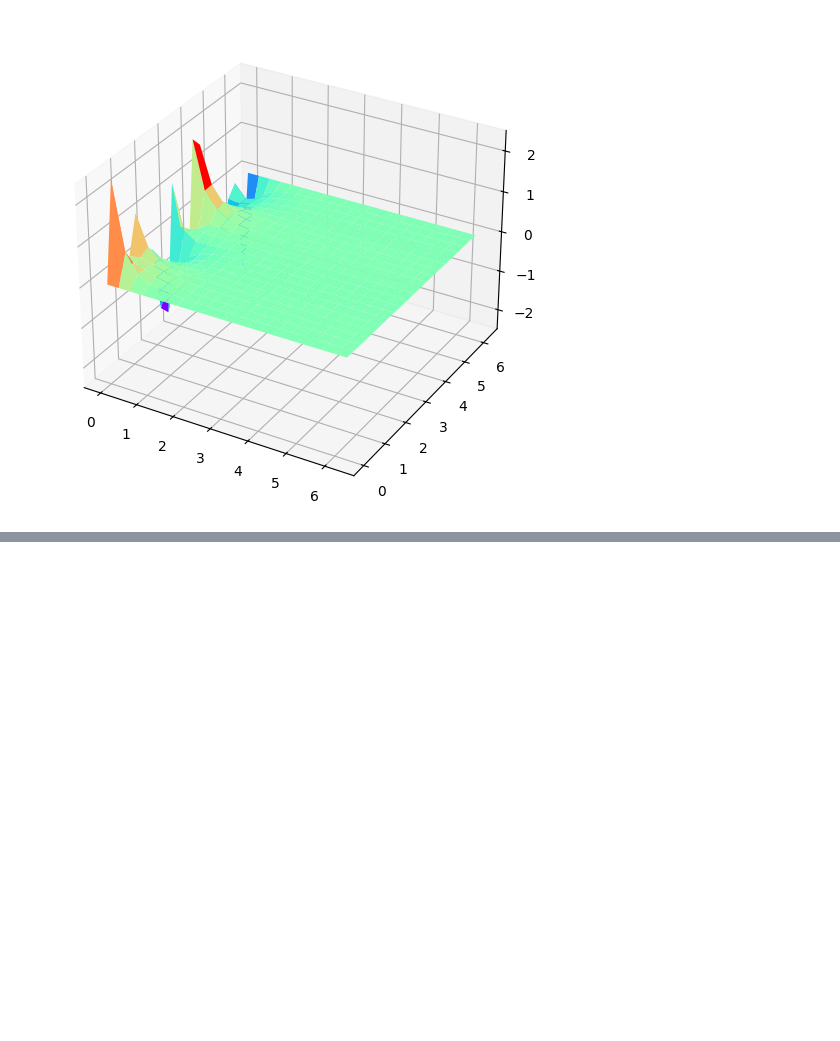
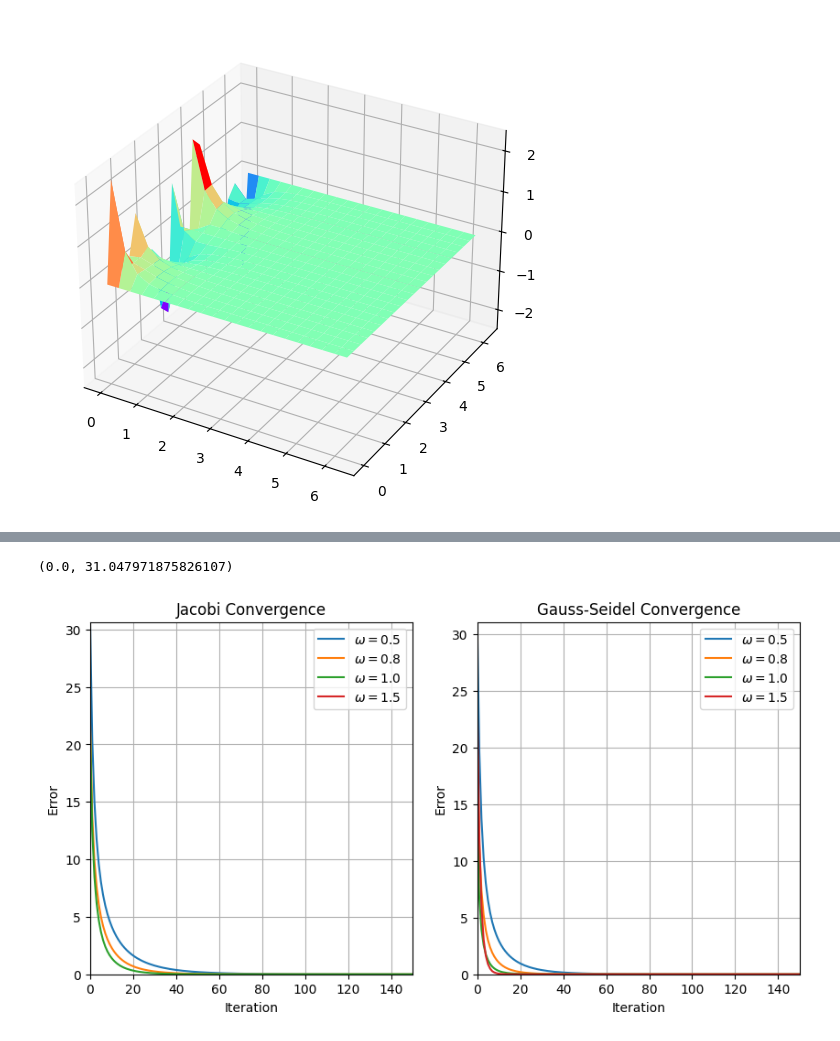
Before and after one commit to PepperXZC/Numerical-PDE, a Jupyter notebook: HW3.ipynb, the cells around one changed output, grey strips where cells are left out. Saved outputs shown, nothing was run; the diff lists cells and outputs as text; code cells hidden in the pictures; blank space fills up the shorter version.

```diff
--- a/HW3.ipynb
+++ b/HW3.ipynb
@@ -93,0 +130,5 @@ plt.colorbar()
+# %%
+# SOR jacobi
+for _ in range(max_iter):
+    mesh1[1:-1,1:-1] = 0.25*(mesh1[:-2,1:-1]+mesh1[2:,1:-1]+mesh1[1:-1,:-2]+mesh1[1:-1,2:])
+    li1.append(central_diff2(mesh1, dx, dy))
@@ -93,0 +173,28 @@ plt.colorbar()
+# %%
+# plt.plot(li1, label='Jacobi')
+# plt.plot(li1sor, label='Jacobi-SOR')
+xmax = 150
+plt.figure(figsize=(10,5))
+plt.subplot(121)
+for i in range(len(omega)):
+    plt.plot(li1sor[i], label='$\omega=%.1f$'%omega[i])
+plt.grid()
+plt.legend()
+plt.title('Jacobi Convergence')
+plt.xlabel('Iteration')
+plt.ylabel('Error')
+plt.xlim(0, xmax)
+plt.ylim(0, li1sor[0][0])
+plt.subplot(122)
+for i in range(len(omega)):
+    plt.plot(li2sor[i], label='$\omega=%.1f$'%omega[i])
+plt.grid()
+plt.legend()
+plt.title('Gauss-Seidel Convergence')
+plt.xlabel('Iteration')
+plt.ylabel('Error')
+plt.xlim(0, xmax)
+plt.ylim(0, li2sor[0][0])
+# %% [output]
+(0.0, 31.047971875826107)
+[figure, added]
```
Also changed, not shown: parts of 11 cells of this notebook, 1 other file.
